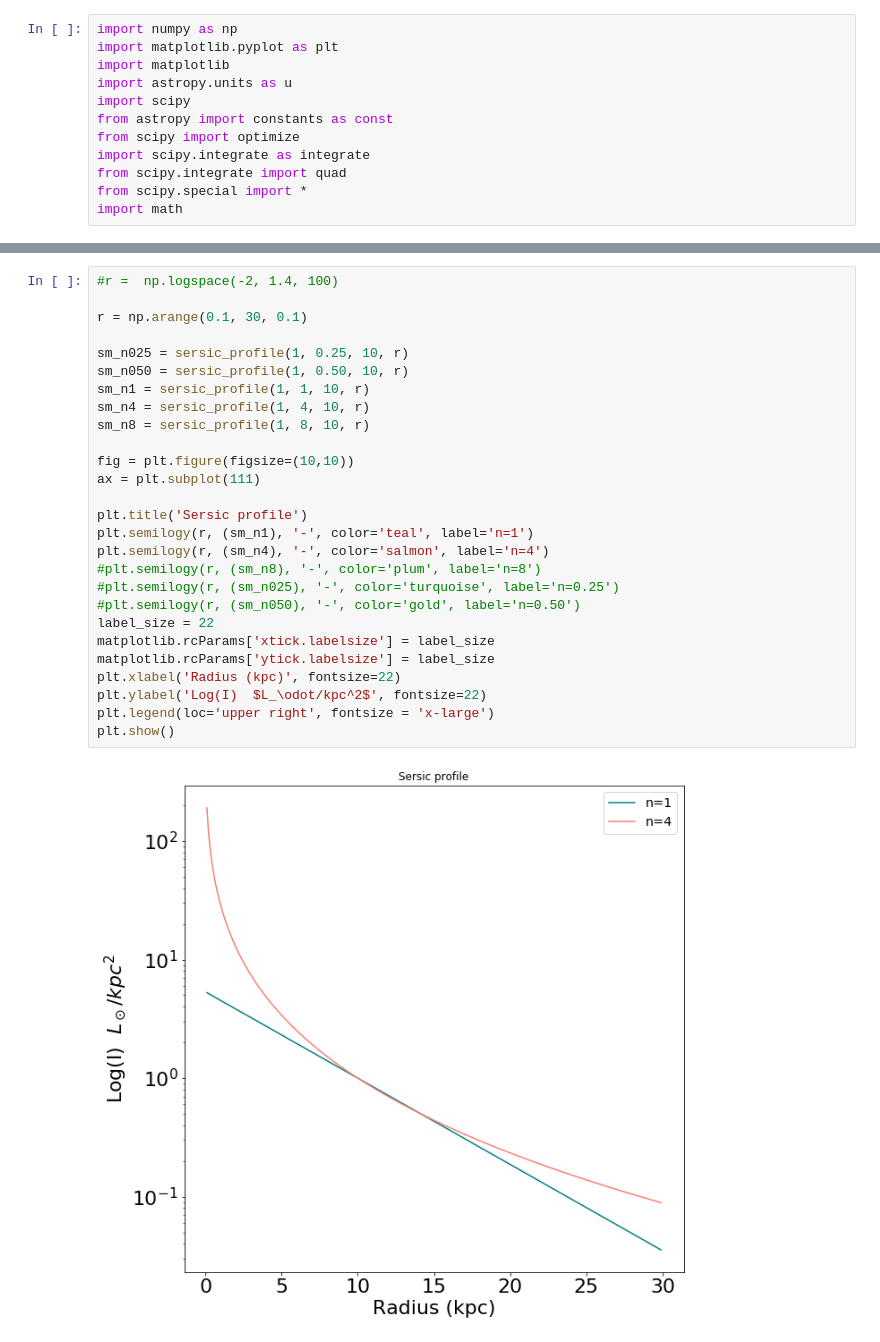
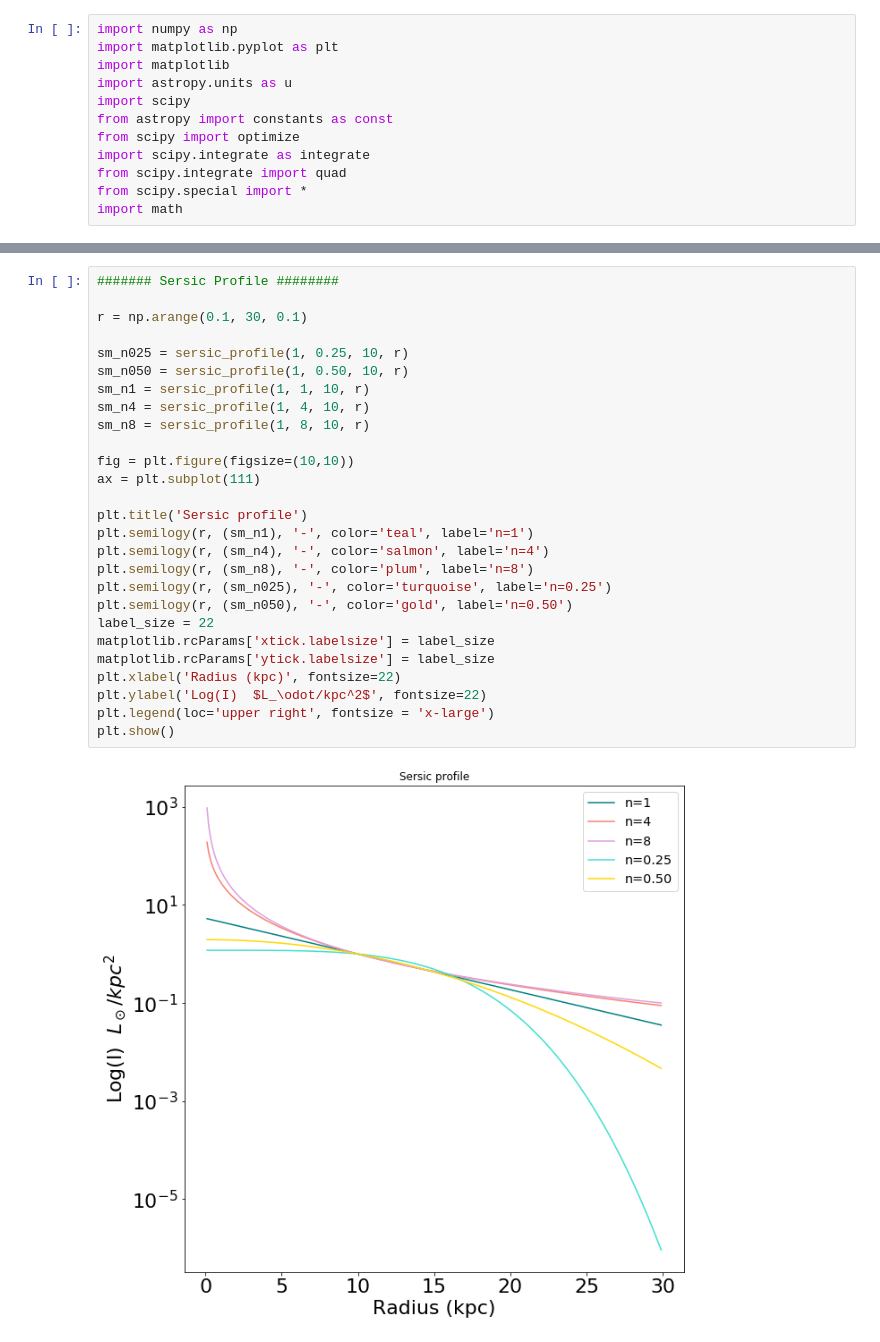
Before and after one commit to Ximena89/UNAM, a Jupyter notebook: mass_frac/Ms_Mdm_frac.ipynb, the cells around one changed output, grey strips where cells are left out. Cells and saved outputs as stored; diff of their text form.

```diff
--- a/mass_frac/Ms_Mdm_frac.ipynb
+++ b/mass_frac/Ms_Mdm_frac.ipynb
@@ -163,30 +131,30 @@ def avg_rad_eff(Ms, z):
 # %%
-#r =  np.logspace(-2, 1.4, 100)
+####### Sersic Profile ########
 
 r = np.arange(0.1, 30, 0.1)
 
 sm_n025 = sersic_profile(1, 0.25, 10, r)
 sm_n050 = sersic_profile(1, 0.50, 10, r)
 sm_n1 = sersic_profile(1, 1, 10, r)
 sm_n4 = sersic_profile(1, 4, 10, r)
 sm_n8 = sersic_profile(1, 8, 10, r)
 
 fig = plt.figure(figsize=(10,10))
 ax = plt.subplot(111)
 
 plt.title('Sersic profile')
 plt.semilogy(r, (sm_n1), '-', color='teal', label='n=1')
 plt.semilogy(r, (sm_n4), '-', color='salmon', label='n=4')
-#plt.semilogy(r, (sm_n8), '-', color='plum', label='n=8')
-#plt.semilogy(r, (sm_n025), '-', color='turquoise', label='n=0.25')
-#plt.semilogy(r, (sm_n050), '-', color='gold', label='n=0.50')
+plt.semilogy(r, (sm_n8), '-', color='plum', label='n=8')
+plt.semilogy(r, (sm_n025), '-', color='turquoise', label='n=0.25')
+plt.semilogy(r, (sm_n050), '-', color='gold', label='n=0.50')
 label_size = 22
 matplotlib.rcParams['xtick.labelsize'] = label_size
 matplotlib.rcParams['ytick.labelsize'] = label_size
 plt.xlabel('Radius (kpc)', fontsize=22)
 plt.ylabel('Log(I)  $L_\odot/kpc^2$', fontsize=22)
 plt.legend(loc='upper right', fontsize = 'x-large')
 plt.show()
 # %% [output]
-[figure, old version]
+[figure, new version]
 # %%
```
Also changed, not shown: parts of 6 cells of this notebook.
